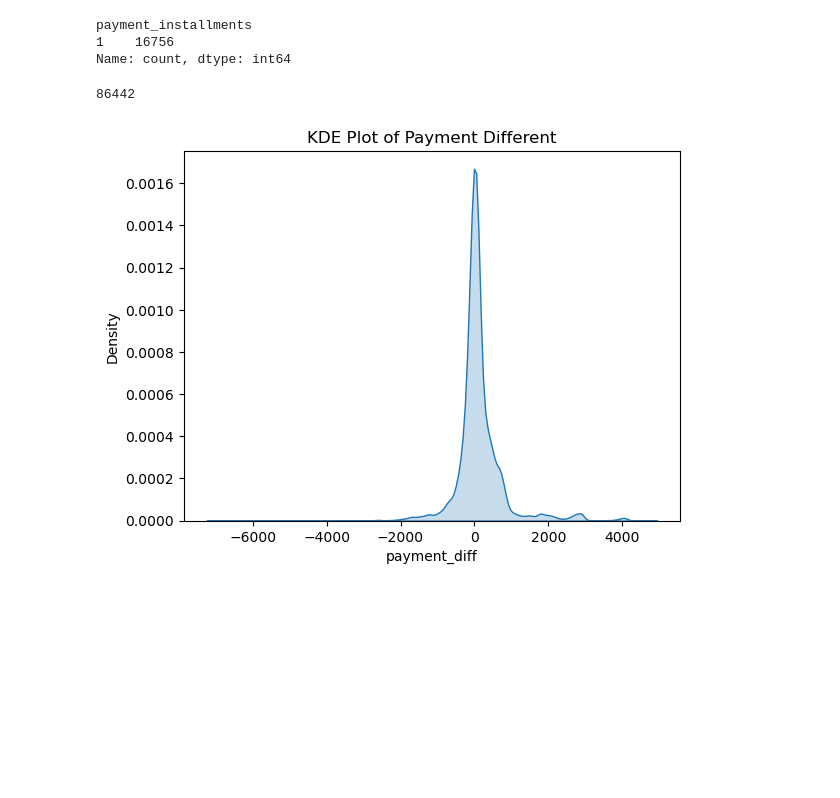
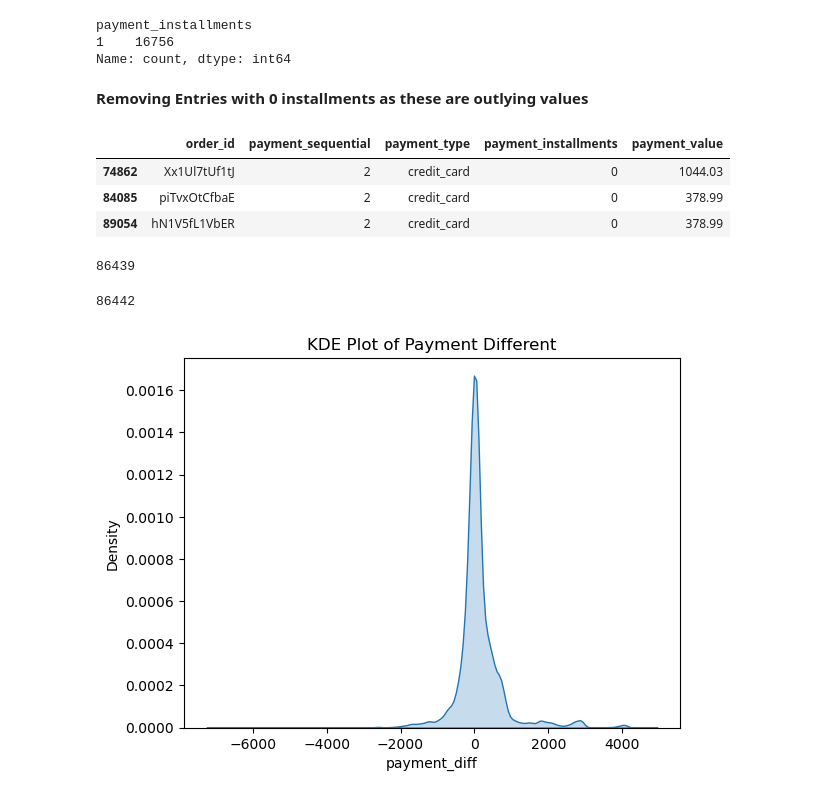
Before and after one commit to JatinY459/ecommerce-data-analysis, a Jupyter notebook: notebooks/02_data_cleaning.ipynb, the cells around one changed output. Drawn from its saved outputs; the diff is of its cells as text; code cells hidden in the pictures; blank space fills up the shorter version.

```diff
--- a/notebooks/02_data_cleaning.ipynb
+++ b/notebooks/02_data_cleaning.ipynb
@@ -686,3 +686,12 @@ payments[payments['payment_type'] == 'wallet']['payment_installments'].value_cou
 payment_installments
 1    16756
 Name: count, dtype: int64
+# %% [markdown]
+**Removing Entries with 0 installments as these are outlying values**
+# %%
+payments[payments['payment_installments'] == 0]
+# %% [output]
+|  | order_id | payment_sequential | payment_type | payment_installments | payment_value |
+| 74862 | Xx1Ul7tUf1tJ | 2 | credit_card | 0 | 1044.03 |
+| 84085 | piTvxOtCfbaE | 2 | credit_card | 0 | 378.99 |
+| 89054 | hN1V5fL1VbER | 2 | credit_card | 0 | 378.99 |
@@ -689,3 +700,7 @@ Name: count, dtype: int64
+# %%
+len(payments)
+# %% [output]
+86439
 # %%
 expected_payment = order_items['price'] + order_items['shipping_charges']
 len(expected_payment)
```
Also changed, not shown: parts of 11 cells of this notebook, 1 other file.
